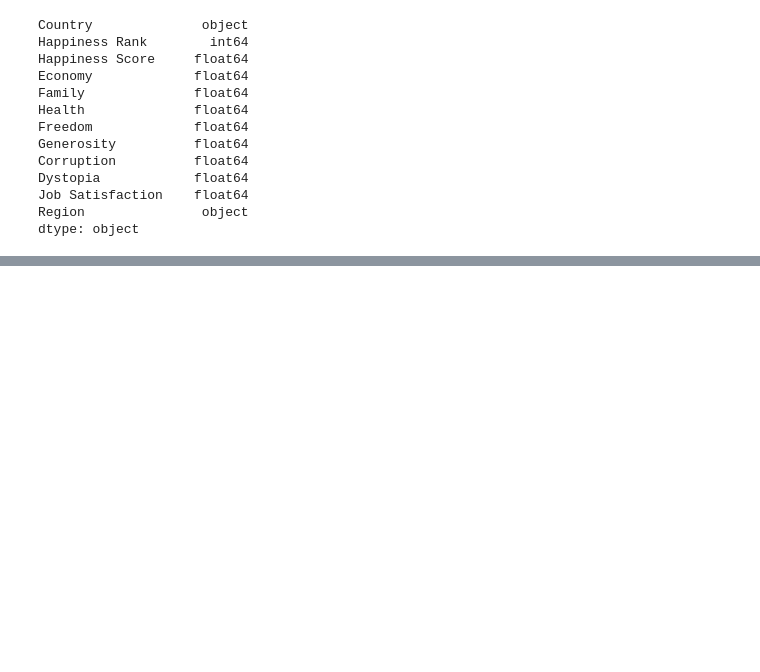
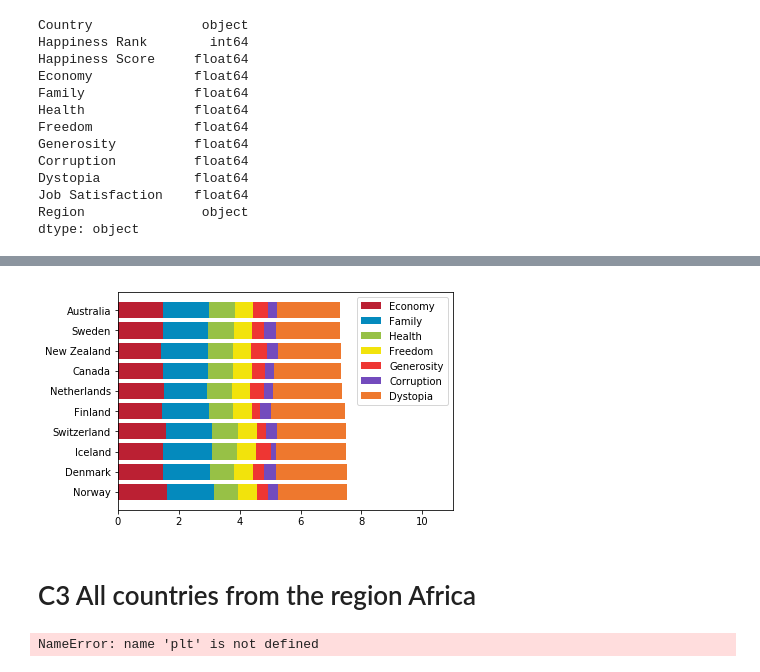
Before and after one commit to mickaelperring/p1, a Jupyter notebook: Untitled.ipynb, the cells around one changed output, grey strips where cells are left out. Drawn from its saved outputs; the diff is of its cells as text; code cells hidden in the pictures; blank space fills up the shorter version.

```diff
--- a/Untitled.ipynb
+++ b/Untitled.ipynb
@@ -85,0 +226,24 @@ data[data['Job Satisfaction'].isnull()]
+# %%
+economy = top10['Economy'].values
+family = top10['Family'].values
+health = top10['Health'].values
+freedom = top10['Freedom'].values
+generosity = top10['Generosity'].values
+corruption = top10['Corruption'].values
+dystopia  = top10['Dystopia'].values
+# %%
+plt.barh(y_cor, economy, color='#BB2033', label='Economy')
+plt.barh(y_cor, family, color='#048ABD', left=economy, label='Family')
+plt.barh(y_cor, health, color='#97C146', left=economy+family, label='Health')
+plt.barh(y_cor, freedom, color='#F2E30C', left=economy+family+health, label='Freedom')
+plt.barh(y_cor, generosity, color='#EE3633', left=economy+family+health+freedom, label='Generosity')
+plt.barh(y_cor, corruption, color='#734BBD', left=economy+family+health+freedom+generosity, label='Corruption')
+plt.barh(y_cor, dystopia, color='#EE782E', left=economy+family+health+freedom+generosity+corruption, label='Dystopia')
+plt.legend(loc="upper right")
+plt.yticks(y_cor, countries)
+plt.xlim([0,11]) # space for legend
+plt.show()
+# %% [output]
+[figure, added]
+# %% [markdown]
+# C3 All countries from the region Africa
@@ -85,0 +252,25 @@ data[data['Job Satisfaction'].isnull()]
+# %%
+
+countries = africa['Country'].values
+economy = africa['Economy'].values
+family = africa['Family'].values
+health = africa['Health'].values
+freedom = africa['Freedom'].values
+generosity = africa['Generosity'].values
+corruption = africa['Corruption'].values
+dystopia  = africa['Dystopia'].values
+y_cor = np.arange(len(africa))
+plt.barh(y_cor, economy, color='#BB2033', label='Economy')
+plt.barh(y_cor, family, color='#048ABD', left=economy, label='Family')
+plt.barh(y_cor, health, color='#97C146', left=economy+family, label='Health')
+plt.barh(y_cor, freedom, color='#F2E30C', left=economy+family+health, label='Freedom')
+plt.barh(y_cor, generosity, color='#EE3633', left=economy+family+health+freedom, label='Generosity')
+plt.barh(y_cor, corruption, color='#734BBD', left=economy+family+health+freedom+generosity, label='Corruption')
+plt.barh(y_cor, dystopia, color='#EE782E', left=economy+family+health+freedom+generosity+corruption, label='Dystopia')
+plt.legend(loc="upper right")
+plt.yticks(y_cor, countries)
+plt.xlim([0,8]) # space for legend
+plt.figure(figsize=(500, 500))
+plt.show()
+# %% [output]
+NameError: name 'plt' is not defined
```
Also changed, not shown: parts of 35 cells of this notebook.
